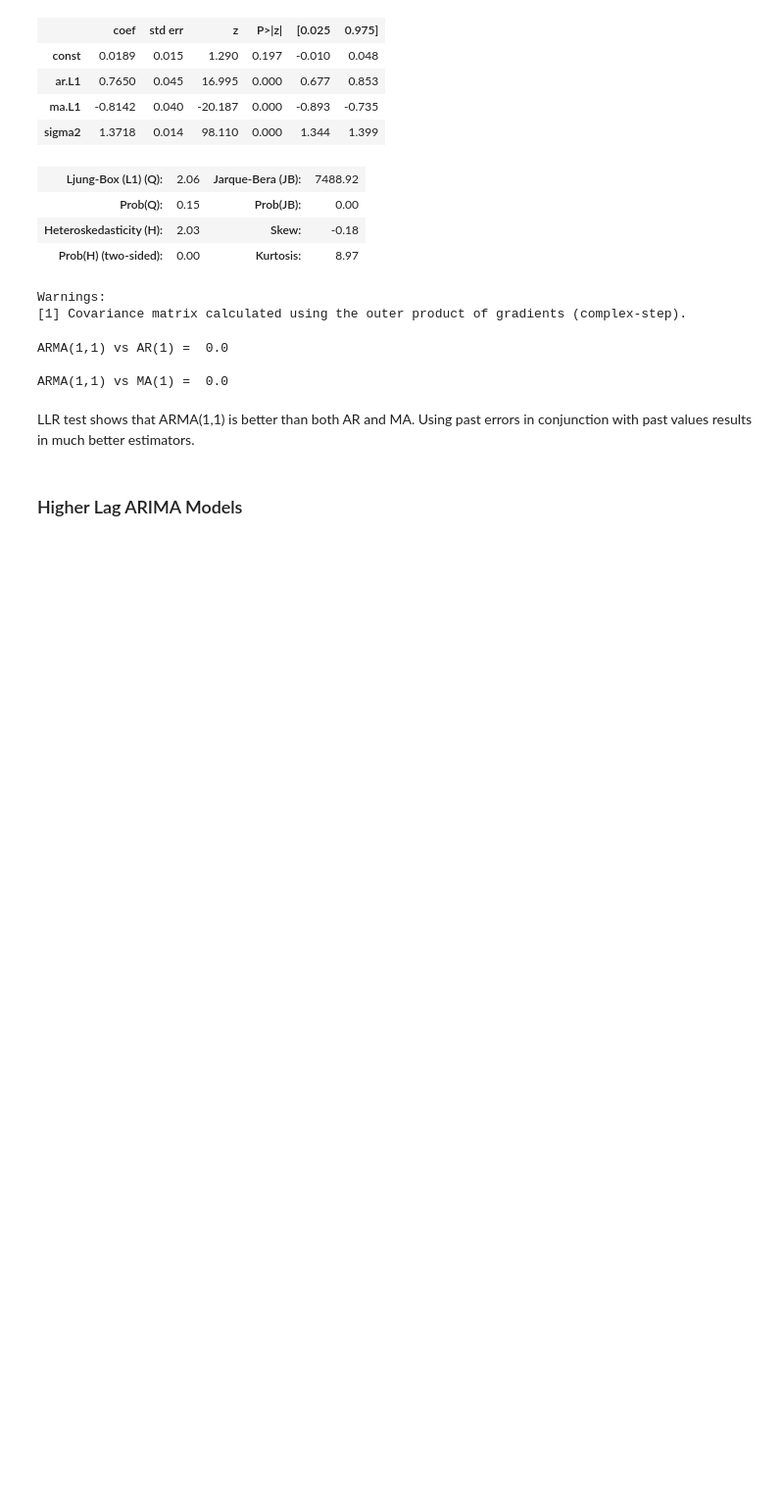
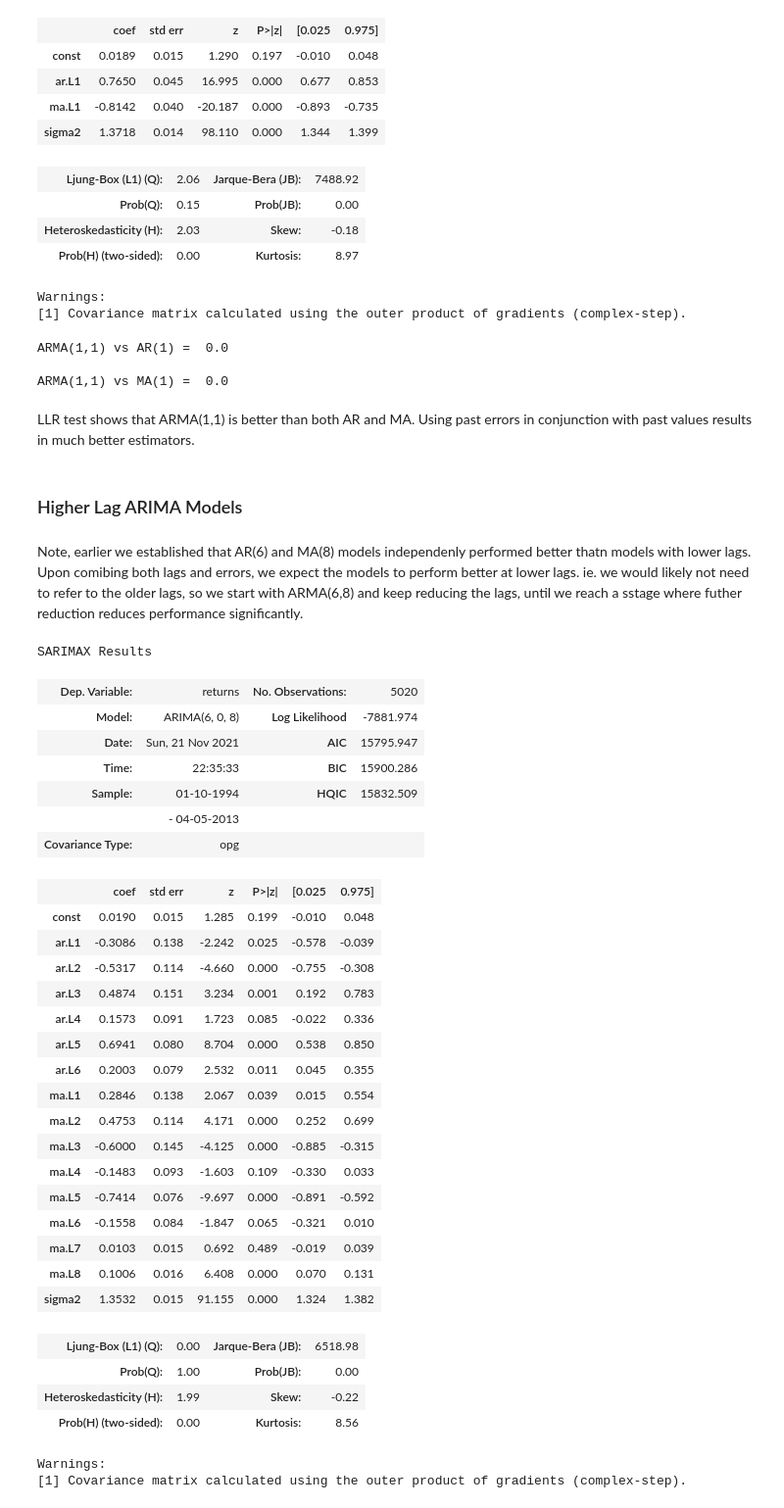
Before and after one commit to satyajitghosh/TimeSeriesAnalysis, a Jupyter notebook: DataRangerCourse/TS_lecture4.ipynb, the cells around one changed output. Shown at 98% size. Drawn from its saved outputs; the diff is of its cells as text; code cells hidden in the pictures; blank space fills up the shorter version.

```diff
--- a/DataRangerCourse/TS_lecture4.ipynb
+++ b/DataRangerCourse/TS_lecture4.ipynb
@@ -458,3 +458,41 @@ ARMA(1,1) vs MA(1) =  0.0
 LLR test shows that ARMA(1,1) is better than both AR and MA. Using past errors in conjunction with past values results in much better estimators.
 # %% [markdown]
 ### Higher Lag ARIMA Models
+# %% [markdown]
+Note, earlier we established that AR(6) and MA(8) models independenly performed better thatn models with lower lags. Upon comibing both lags and errors, we expect the models to perform better at lower lags. ie. we would likely not need to refer to the older lags, so we start with ARMA(6,8) and keep reducing the lags, until we reach a sstage where futher reduction reduces performance significantly.
+# %%
+model_ret_ar_6_ma_8 = ARIMA(df.returns[1:],order=(6,0,8))
+results_ret_ar_6_ma_8 = model_ret_ar_6_ma_8.fit()
+results_ret_ar_6_ma_8.summary()
+# %% [output]
+SARIMAX Results
+| Dep. Variable: | returns | No. Observations: | 5020 |
+| Model: | ARIMA(6, 0, 8) | Log Likelihood | -7881.974 |
+| Date: | Sun, 21 Nov 2021 | AIC | 15795.947 |
+| Time: | 22:35:33 | BIC | 15900.286 |
+| Sample: | 01-10-1994 | HQIC | 15832.509 |
+|  | - 04-05-2013 |  |  |
+| Covariance Type: | opg |  |  |
+|  | coef | std err | z | P>|z| | [0.025 | 0.975] |
+| const | 0.0190 | 0.015 | 1.285 | 0.199 | -0.010 | 0.048 |
+| ar.L1 | -0.3086 | 0.138 | -2.242 | 0.025 | -0.578 | -0.039 |
+| ar.L2 | -0.5317 | 0.114 | -4.660 | 0.000 | -0.755 | -0.308 |
+| ar.L3 | 0.4874 | 0.151 | 3.234 | 0.001 | 0.192 | 0.783 |
+| ar.L4 | 0.1573 | 0.091 | 1.723 | 0.085 | -0.022 | 0.336 |
+| ar.L5 | 0.6941 | 0.080 | 8.704 | 0.000 | 0.538 | 0.850 |
+| ar.L6 | 0.2003 | 0.079 | 2.532 | 0.011 | 0.045 | 0.355 |
+| ma.L1 | 0.2846 | 0.138 | 2.067 | 0.039 | 0.015 | 0.554 |
+| ma.L2 | 0.4753 | 0.114 | 4.171 | 0.000 | 0.252 | 0.699 |
+| ma.L3 | -0.6000 | 0.145 | -4.125 | 0.000 | -0.885 | -0.315 |
+| ma.L4 | -0.1483 | 0.093 | -1.603 | 0.109 | -0.330 | 0.033 |
+| ma.L5 | -0.7414 | 0.076 | -9.697 | 0.000 | -0.891 | -0.592 |
+| ma.L6 | -0.1558 | 0.084 | -1.847 | 0.065 | -0.321 | 0.010 |
+| ma.L7 | 0.0103 | 0.015 | 0.692 | 0.489 | -0.019 | 0.039 |
+| ma.L8 | 0.1006 | 0.016 | 6.408 | 0.000 | 0.070 | 0.131 |
+| sigma2 | 1.3532 | 0.015 | 91.155 | 0.000 | 1.324 | 1.382 |
+| Ljung-Box (L1) (Q): | 0.00 | Jarque-Bera (JB): | 6518.98 |
+| Prob(Q): | 1.00 | Prob(JB): | 0.00 |
+| Heteroskedasticity (H): | 1.99 | Skew: | -0.22 |
+| Prob(H) (two-sided): | 0.00 | Kurtosis: | 8.56 |
+Warnings:
+[1] Covariance matrix calculated using the outer product of gradients (complex-step).
```
Also changed, not shown: parts of 4 cells of this notebook.
